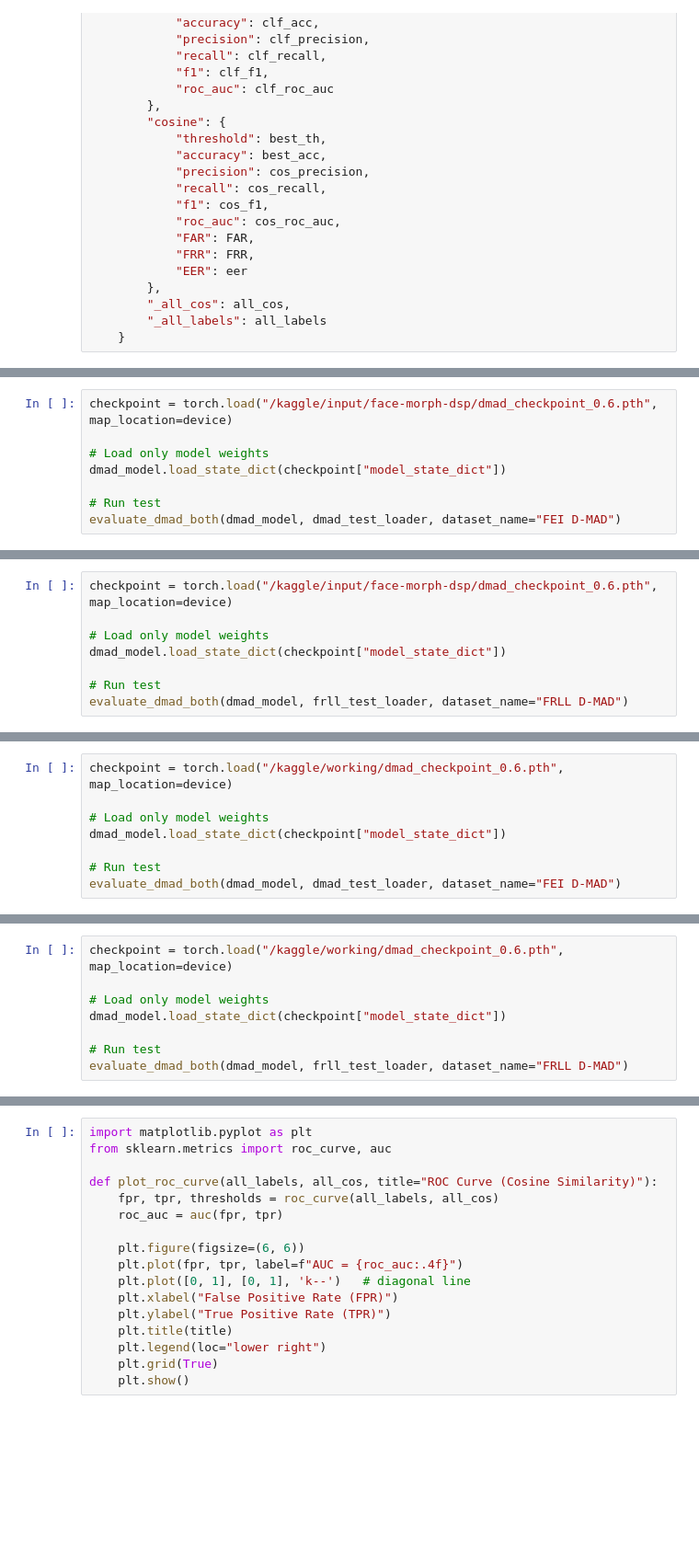
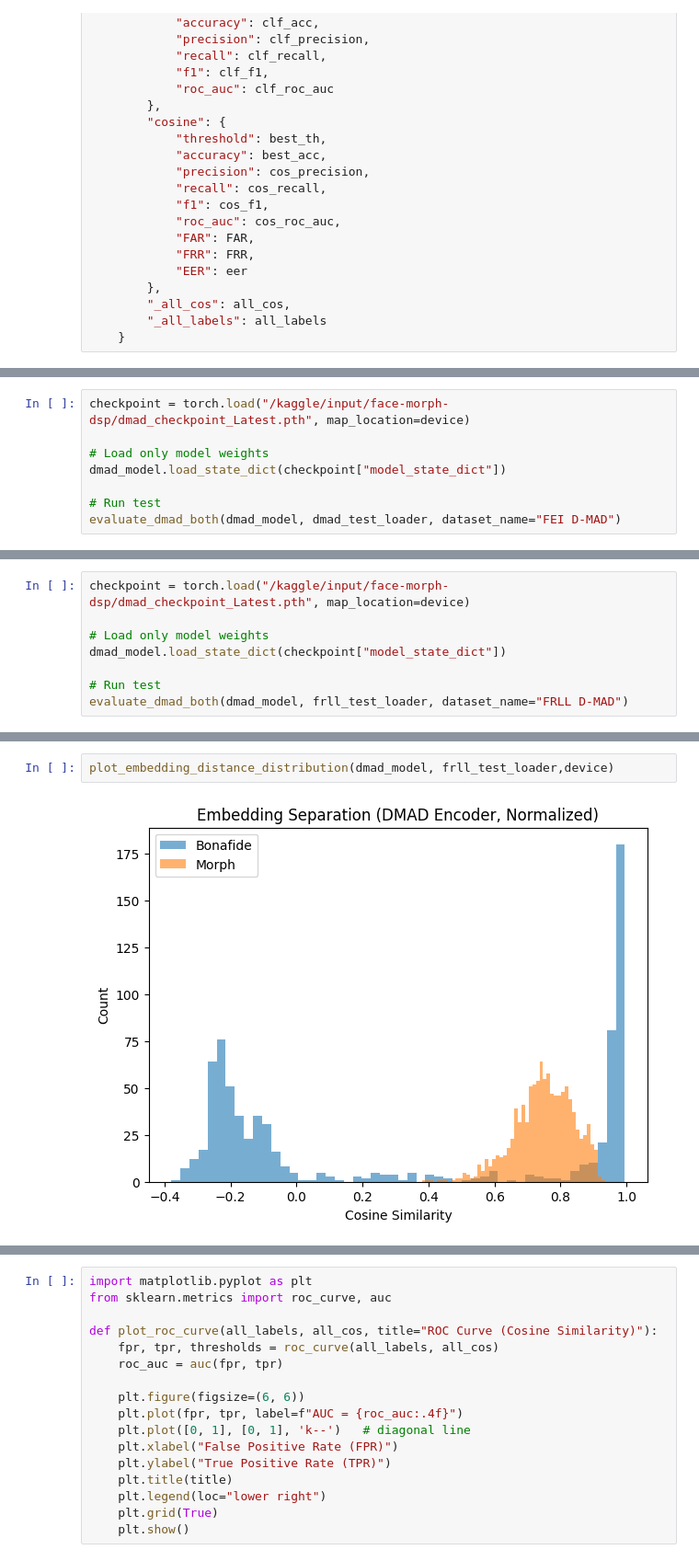
Before and after one commit to yicikek/FYP, a Jupyter notebook: D-MAD/d_mad.ipynb, the cells around one changed output, grey strips where cells are left out. Shown at 92% size. Drawn from its saved outputs; the diff is of its cells as text; blank space fills up the shorter version.

Commit message:
Kaggle Notebook | d_mad | Version 1

```diff
--- a/D-MAD/d_mad.ipynb
+++ b/D-MAD/d_mad.ipynb
@@ -1015,5 +677,5 @@ def evaluate_dmad_both(model, dataloader, dataset_name="TEST"):
 # %%
-checkpoint = torch.load("/kaggle/input/face-morph-dsp/dmad_checkpoint_0.6.pth", map_location=device)
+checkpoint = torch.load("/kaggle/input/face-morph-dsp/dmad_checkpoint_Latest.pth", map_location=device)
 
 # Load only model weights
 dmad_model.load_state_dict(checkpoint["model_state_dict"])
@@ -1057,6 +719,6 @@ Avg Morph Cosine:       0.9779
  '_all_labels': array([0, 0, 0, ..., 1, 1, 1])}
 # %%
-checkpoint = torch.load("/kaggle/input/face-morph-dsp/dmad_checkpoint_0.6.pth", map_location=device)
+checkpoint = torch.load("/kaggle/input/face-morph-dsp/dmad_checkpoint_Latest.pth", map_location=device)
 
 # Load only model weights
 dmad_model.load_state_dict(checkpoint["model_state_dict"])
@@ -1103,8 +762,0 @@ Avg Morph Cosine:       0.9803
-# %%
-checkpoint = torch.load("/kaggle/working/dmad_checkpoint_0.6.pth", map_location=device)
-
-# Load only model weights
-dmad_model.load_state_dict(checkpoint["model_state_dict"])
-
-# Run test
-evaluate_dmad_both(dmad_model, dmad_test_loader, dataset_name="FEI D-MAD")
@@ -1146,8 +762,0 @@ Avg Morph Cosine:       0.9801
-# %%
-checkpoint = torch.load("/kaggle/working/dmad_checkpoint_0.6.pth", map_location=device)
-
-# Load only model weights
-dmad_model.load_state_dict(checkpoint["model_state_dict"])
-
-# Run test
-evaluate_dmad_both(dmad_model, frll_test_loader, dataset_name="FRLL D-MAD")
@@ -1190,0 +808,4 @@ Avg Morph Cosine:       0.9837
+# %%
+plot_embedding_distance_distribution(dmad_model, frll_test_loader,device)
+# %% [output]
+[figure, added]
```
Also changed, not shown: parts of 32 cells of this notebook.
